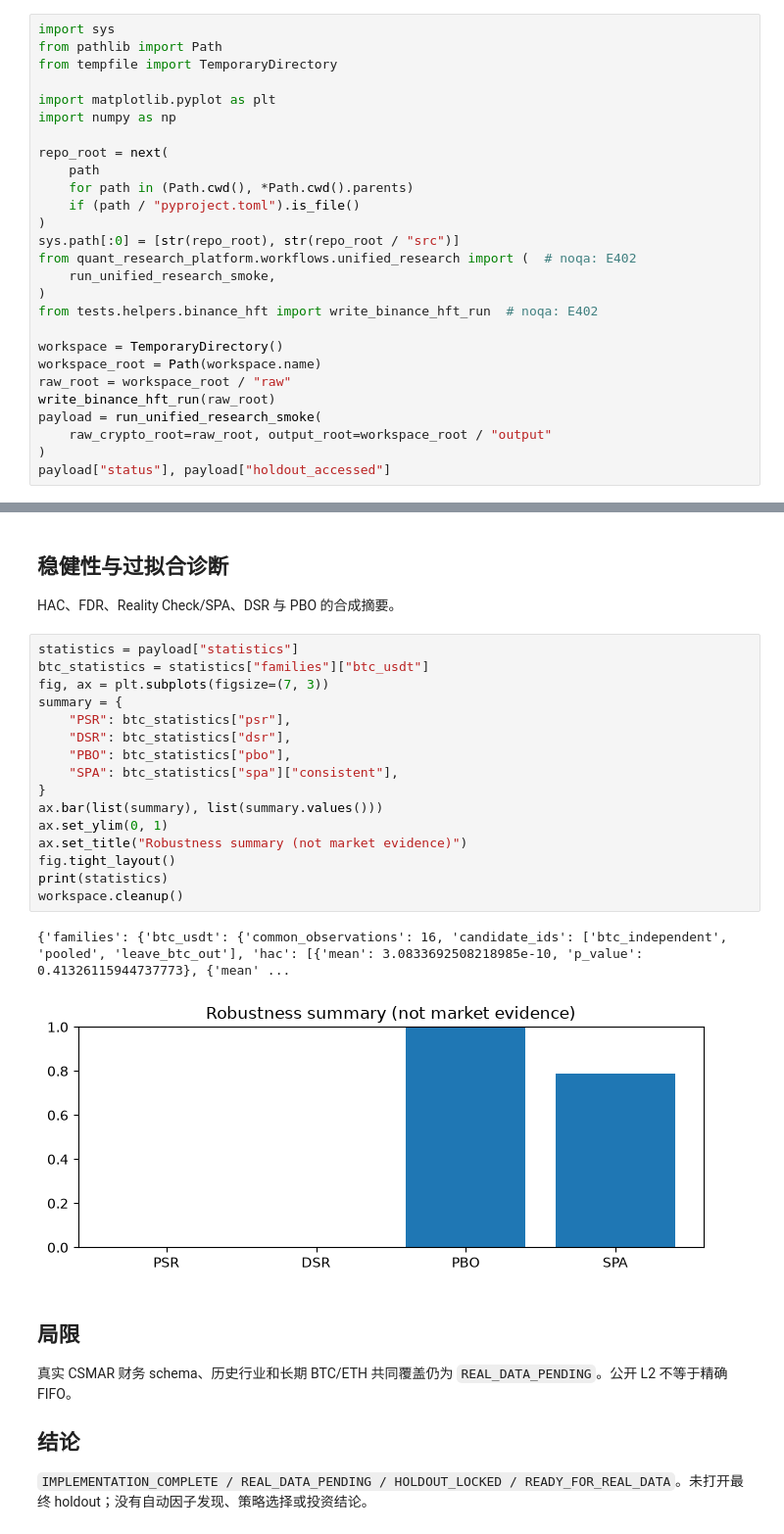
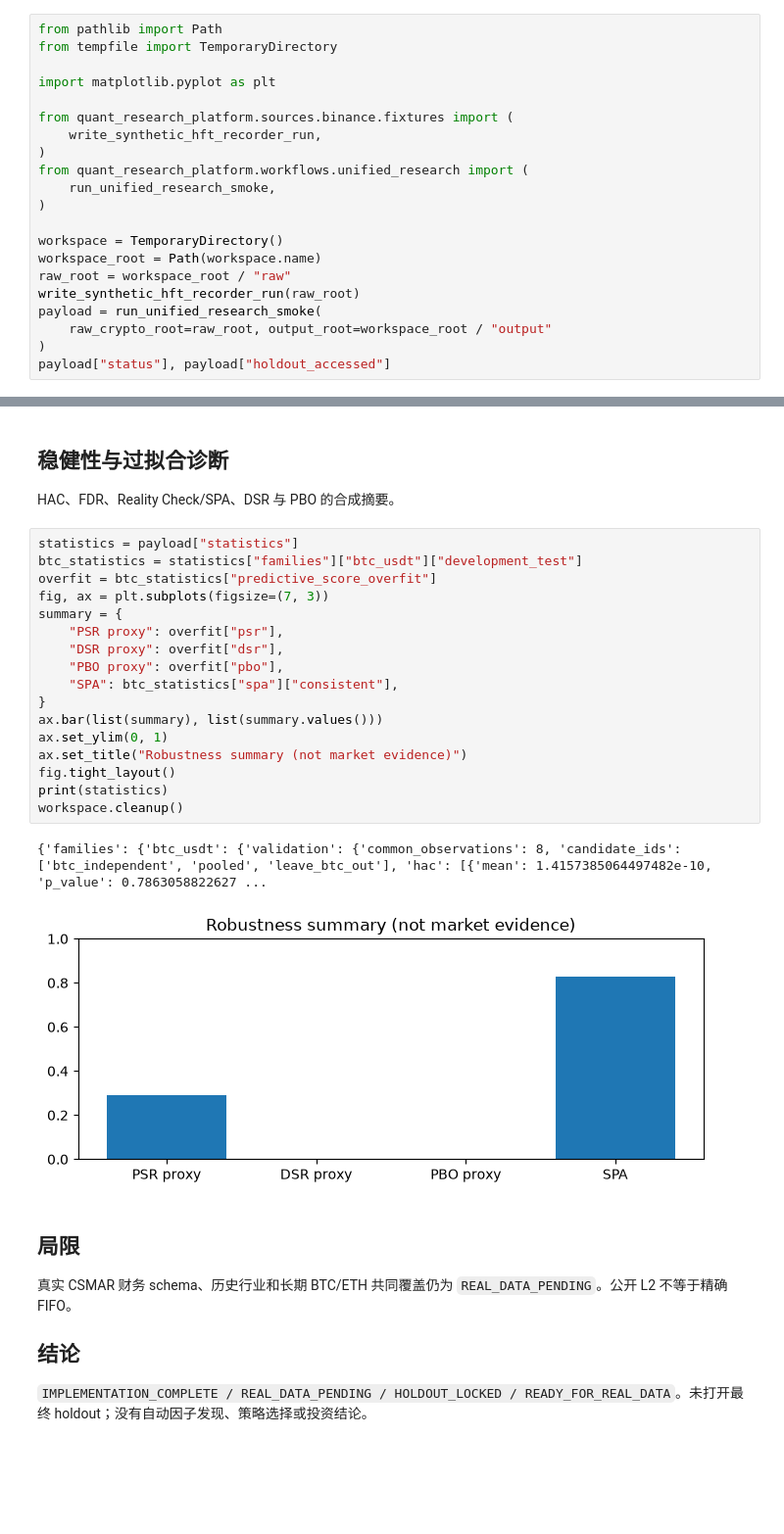
Before and after one commit to Sagiri317/quant-research-platform, a Jupyter notebook: docs/research/unified-research-interview-demo.ipynb, the cells around one changed output, grey strips where cells are left out. Shown at 98% size. Saved outputs shown, nothing was run; the diff lists cells and outputs as text; blank space fills up the shorter version.

Commit message:
Close unified research review gaps

```diff
--- a/docs/research/unified-research-interview-demo.ipynb
+++ b/docs/research/unified-research-interview-demo.ipynb
@@ -14,28 +14,22 @@
 - Crypto pooled 每行只使用本资产特征。
 - 最终 holdout 始终锁定。
 # %%
-import sys
 from pathlib import Path
 from tempfile import TemporaryDirectory
 
 import matplotlib.pyplot as plt
-import numpy as np
 
-repo_root = next(
-    path
-    for path in (Path.cwd(), *Path.cwd().parents)
-    if (path / "pyproject.toml").is_file()
+from quant_research_platform.sources.binance.fixtures import (
+    write_synthetic_hft_recorder_run,
 )
-sys.path[:0] = [str(repo_root), str(repo_root / "src")]
-from quant_research_platform.workflows.unified_research import (  # noqa: E402
+from quant_research_platform.workflows.unified_research import (
     run_unified_research_smoke,
 )
-from tests.helpers.binance_hft import write_binance_hft_run  # noqa: E402
 
 workspace = TemporaryDirectory()
 workspace_root = Path(workspace.name)
 raw_root = workspace_root / "raw"
-write_binance_hft_run(raw_root)
+write_synthetic_hft_recorder_run(raw_root)
 payload = run_unified_research_smoke(
     raw_crypto_root=raw_root, output_root=workspace_root / "output"
 )
@@ -127,23 +122,24 @@ fig.tight_layout()
 HAC、FDR、Reality Check/SPA、DSR 与 PBO 的合成摘要。
 # %%
 statistics = payload["statistics"]
-btc_statistics = statistics["families"]["btc_usdt"]
+btc_statistics = statistics["families"]["btc_usdt"]["development_test"]
+overfit = btc_statistics["predictive_score_overfit"]
 fig, ax = plt.subplots(figsize=(7, 3))
 summary = {
-    "PSR": btc_statistics["psr"],
-    "DSR": btc_statistics["dsr"],
-    "PBO": btc_statistics["pbo"],
+    "PSR proxy": overfit["psr"],
+    "DSR proxy": overfit["dsr"],
+    "PBO proxy": overfit["pbo"],
     "SPA": btc_statistics["spa"]["consistent"],
 }
 ax.bar(list(summary), list(summary.values()))
 ax.set_ylim(0, 1)
 ax.set_title("Robustness summary (not market evidence)")
 fig.tight_layout()
 print(statistics)
 workspace.cleanup()
 # %% [output]
-{'families': {'btc_usdt': {'common_observations': 16, 'candidate_ids': ['btc_independent', 'pooled', 'leave_btc_out'], 'hac': [{'mean': 3.0833692508218985e-10, 'p_value': 0.41326115944737773}, {'mean' ...
+{'families': {'btc_usdt': {'validation': {'common_observations': 8, 'candidate_ids': ['btc_independent', 'pooled', 'leave_btc_out'], 'hac': [{'mean': 1.4157385064497482e-10, 'p_value': 0.7863058822627 ...
-[figure, old version]
+[figure, new version]
 # %% [markdown]
 ## 局限
 真实 CSMAR 财务 schema、历史行业和长期 BTC/ETH 共同覆盖仍为 `REAL_DATA_PENDING`。公开 L2 不等于精确 FIFO。
```
Also changed, not shown: parts of 3 cells of this notebook, 39 other files.
